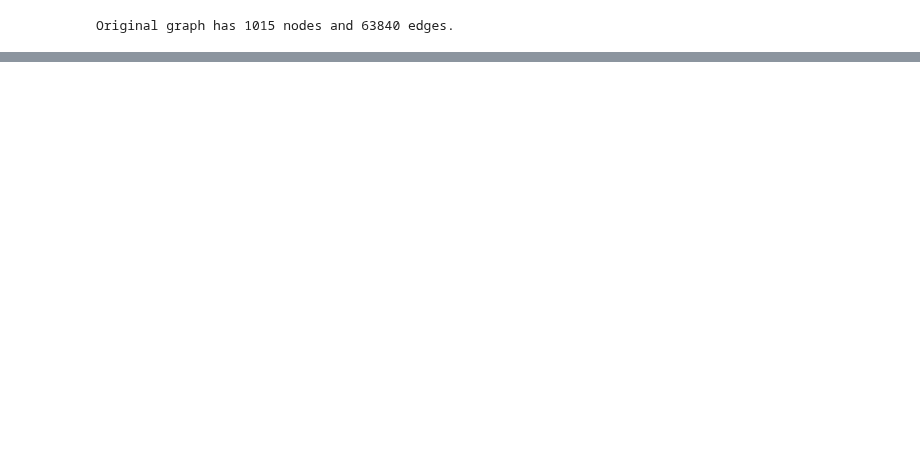
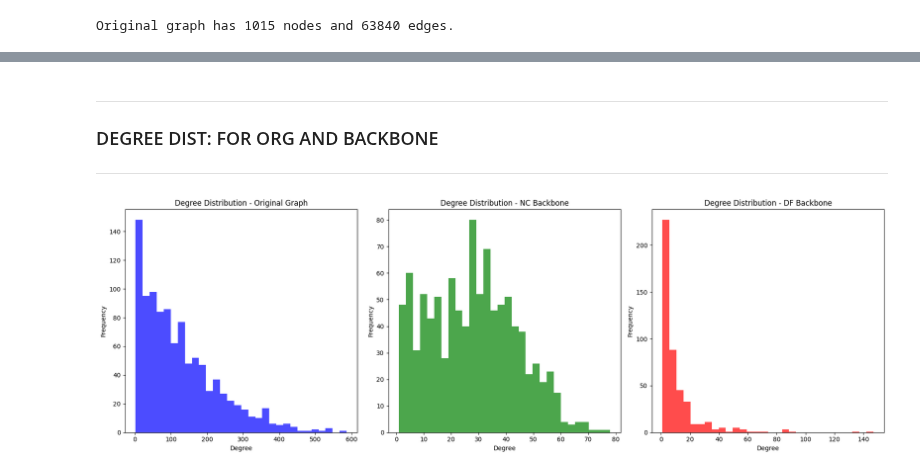
Before and after one commit to noanorgaard/SocialGraphs, a Jupyter notebook: Iben/NC_backbone_creation.ipynb, the cells around one changed output, grey strips where cells are left out. Cells and saved outputs as stored; diff of their text form; code cells hidden in the pictures; blank space fills up the shorter version.

```diff
--- a/Iben/NC_backbone_creation.ipynb
+++ b/Iben/NC_backbone_creation.ipynb
@@ -60,6 +62,11 @@ print(f"Original graph has {G_lyrics.number_of_nodes()} nodes and {G_lyrics.numb
 Original graph has 1015 nodes and 63840 edges.
 # %%
 # creat NC backbone
-NC_backbone = nc_backbone_from_nx(G_lyrics, weight_attr="weight", threshold=3.0, calculate_p_value=False)
+NC_backbone = nc_backbone_from_nx(G_lyrics, weight_attr="weight", threshold=4.0, calculate_p_value=False)
+
+# number of nodes in ggc of NC backbone
+G_NC_gcc = max(nx.connected_components(nx.from_pandas_edgelist(NC_backbone, source='src', target='trg', edge_attr='nij')), key=len)
+NC_backbone = NC_backbone[NC_backbone['src'].isin(G_NC_gcc) & NC_backbone['trg'].isin(G_NC_gcc)]
+print(f"NC Backbone has {len(set(NC_backbone['src']).union(set(NC_backbone['trg'])))} nodes and {NC_backbone.shape[0]} edges.")
 # %% [output]
 Calculating NC score...
@@ -149,0 +247,36 @@ ModuleNotFoundError: No module named 'plotly'
+# %% [markdown]
+---
+### DEGREE DIST: FOR ORG AND BACKBONE
+---
+# %%
+# Degree dis.t of original graph vs NC backbone vs DF backbone in one figure with 3 subplots
+def plot_degree_distributions(G_original, G_NC_backbone, G_DF_backbone):
+    fig, axes = plt.subplots(1, 3, figsize=(18, 6))
+
+    # Original graph
+    degrees_original = [d for n, d in G_original.degree()]
+    axes[0].hist(degrees_original, bins=30, color='blue', alpha=0.7)
+    axes[0].set_title('Degree Distribution - Original Graph')
+    axes[0].set_xlabel('Degree')
+    axes[0].set_ylabel('Frequency')
+
+    # NC Backbone
+    degrees_nc = [d for n, d in G_NC_backbone.degree()]
+    axes[1].hist(degrees_nc, bins=30, color='green', alpha=0.7)
+    axes[1].set_title('Degree Distribution - NC Backbone')
+    axes[1].set_xlabel('Degree')
+    axes[1].set_ylabel('Frequency')
+
+    # DF Backbone
+    degrees_df = [d for n, d in G_DF_backbone.degree()]
+    axes[2].hist(degrees_df, bins=30, color='red', alpha=0.7)
+    axes[2].set_title('Degree Distribution - DF Backbone')
+    axes[2].set_xlabel('Degree')
+    axes[2].set_ylabel('Frequency')
+
+    plt.tight_layout()
+    plt.show()
+
+plot_degree_distributions(G_lyrics, G_NC_backbone, DF_backbone)
+# %% [output]
+[figure, added]
```
Also changed, not shown: parts of 16 cells of this notebook, 1 other file.
